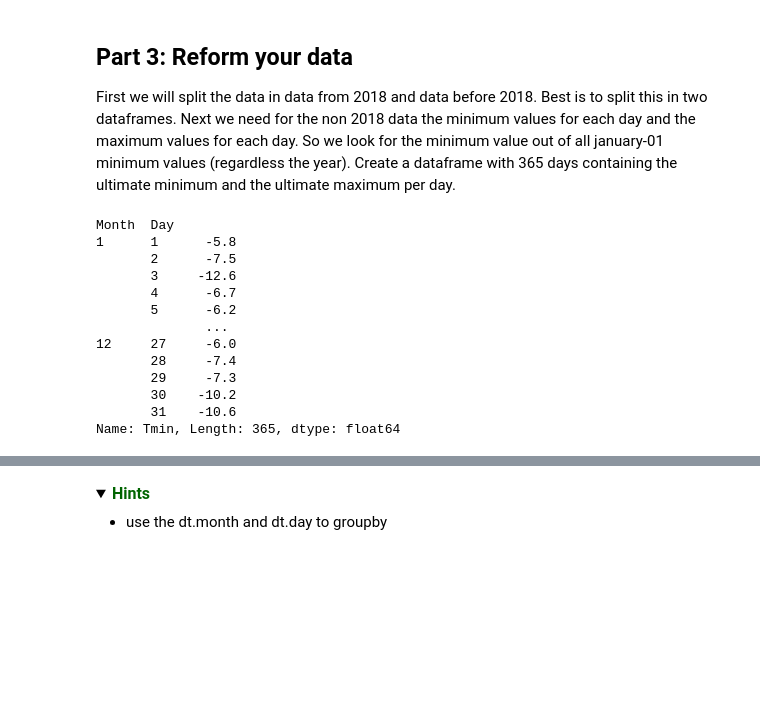
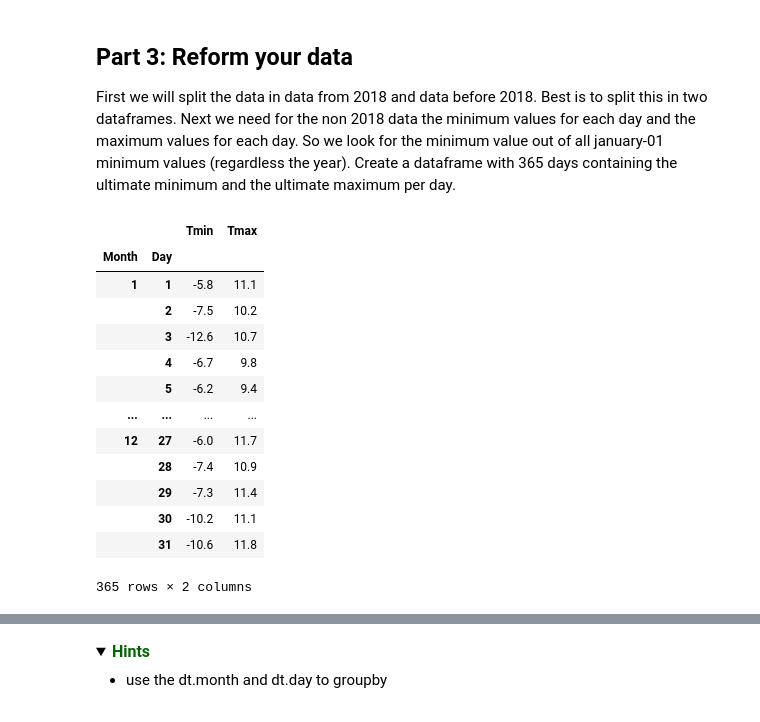
Before and after one commit to stijn-arends/BFVM19PROG1, a Jupyter notebook: assessments/Assignment_week_04.ipynb, the cells around one changed output, grey strips where cells are left out. Saved outputs shown, nothing was run; the diff lists cells and outputs as text; code cells hidden in the pictures; folded sections open; blank space fills up the shorter version.

```diff
--- a/assessments/Assignment_week_04.ipynb
+++ b/assessments/Assignment_week_04.ipynb
@@ -285,39 +259,40 @@ Next we need for the non 2018 data the minimum values for each day and the maxim
 # %%
 # Get the dataframe for all rows that were before 2018
 before_2018 = knmi_270[knmi_270['date'].dt.year < 2018]
 
 # Get the dataframe for all rows that have the year 2018 or higher
 after_2018 = knmi_270[knmi_270['date'].dt.year >= 2018]
 
 b_2018 = before_2018.copy() # create copy from both dfs
 a_2018 = after_2018.copy()
 
 # Create a seperate month and day column
 b_2018["Month"] = b_2018['date'].dt.month
 b_2018["Day"] = b_2018['date'].dt.day
 
 # Grab the minumum value vor each day across all years
 min_vals = b_2018.groupby(['Month', 'Day']).Tmin.min()
 
 # Another possible solution:
-# test = b_2018.groupby(['Month', 'Day']).agg({'Tmin': ['min'], "Tmax":['max']}).reset_index() # https://www.statology.org/pandas-groupby-aggregate-multiple-columns/
-# test.columns = ["Month", "Day", "Tmin", "Tmax"] # reset the column names to turn it back into a normal DataFrame
+min_max_vals = b_2018.groupby(['Month', 'Day']).agg({'Tmin': ['min'], "Tmax":['max']})# https://www.statology.org/pandas-groupby-aggregate-multiple-columns/
+min_max_vals.columns = ["Tmin", "Tmax"] # reset the column names to turn it back into a normal DataFrame
 
-min_vals
+min_max_vals
 # %% [output]
+|  |  | Tmin | Tmax |
+| Month | Day |  |  |
+| 1 | 1 | -5.8 | 11.1 |
+|  | 2 | -7.5 | 10.2 |
+|  | 3 | -12.6 | 10.7 |
+|  | 4 | -6.7 | 9.8 |
+|  | 5 | -6.2 | 9.4 |
+| ... | ... | ... | ... |
+| 12 | 27 | -6.0 | 11.7 |
+|  | 28 | -7.4 | 10.9 |
+|  | 29 | -7.3 | 11.4 |
+|  | 30 | -10.2 | 11.1 |
+|  | 31 | -10.6 | 11.8 |
-Month  Day
-1      1      -5.8
-       2      -7.5
-       3     -12.6
-       4      -6.7
-       5      -6.2
-              ...
-12     27     -6.0
-       28     -7.4
-       29     -7.3
-       30    -10.2
-       31    -10.6
-Name: Tmin, Length: 365, dtype: float64
+365 rows × 2 columns
 # %%
 def month_day(df_multipleyears):
     #your code to reform data here
```
Also changed, not shown: parts of 24 cells of this notebook.
